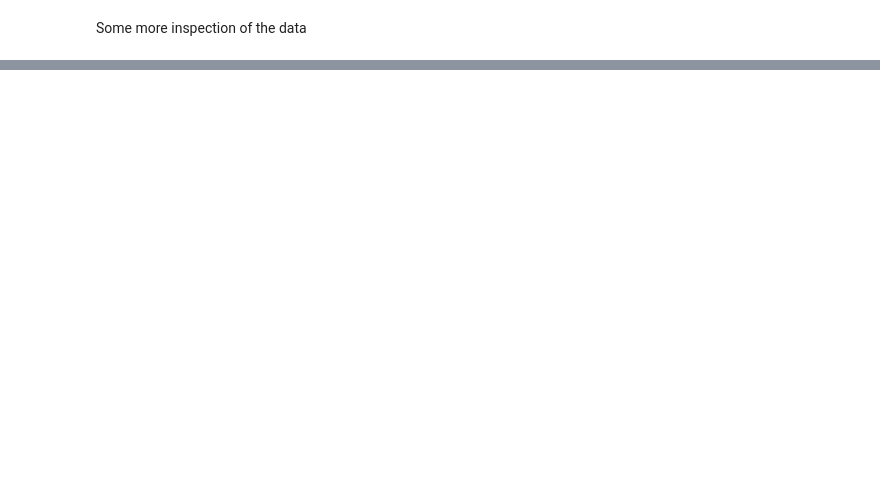
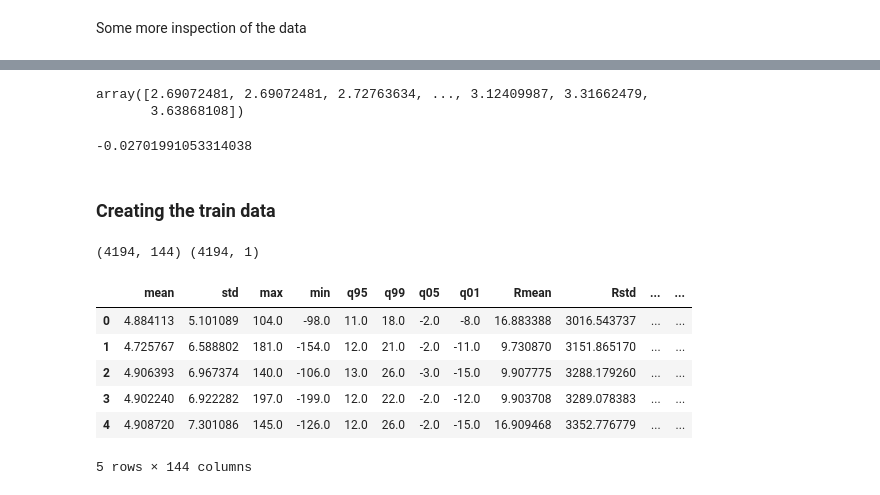
Before and after one commit to benjamin-assel/Deep-learning, a Jupyter notebook: LANL Earthquake Prediction/Earthquake chalenge.ipynb, the cells around one changed output, grey strips where cells are left out. Cells and saved outputs as stored; diff of their text form; code cells hidden in the pictures; blank space fills up the shorter version.

```diff
--- a/LANL Earthquake Prediction/Earthquake chalenge.ipynb
+++ b/LANL Earthquake Prediction/Earthquake chalenge.ipynb
@@ -231,0 +231,6 @@ The ttf jump (down) is a priori pretty meaningless here.
+# %%
+m = len(train)
+n_seg_init = int(m/150000)
+k=1
+n_seg = k*n_seg_init
+print(n_seg_init, "\nk =", k)
@@ -231,0 +240,3 @@ The ttf jump (down) is a priori pretty meaningless here.
+# %%
+train_X = pd.DataFrame(index=range(n_seg), dtype=np.float64)
+train_y = pd.DataFrame(index=range(n_seg), dtype=np.float64, columns=['time_to_failure'])
@@ -231,0 +435,12 @@ The ttf jump (down) is a priori pretty meaningless here.
+# %%
+np.std(rolling_window(Ben_ad, window=10), axis=1)
+# %% [output]
+array([2.69072481, 2.69072481, 2.72763634, ..., 3.12409987, 3.31662479,
+       3.63868108])
+# %%
+np.mean(np.divide(np.diff(Ben_ad[:50000]), Ben_ad[:50000][:-1], where= Ben_ad[:50000][:-1] != 0))
+np.mean(np.divide(np.diff(Ben_ad[-50000:]), Ben_ad[-50000:][:-1], out = np.zeros(50000-1), where= Ben_ad[-50000:][:-1] != 0))
+# %% [output]
+-0.02701991053314038
+# %% [markdown]
+### Creating the train data
@@ -231,0 +454,14 @@ The ttf jump (down) is a priori pretty meaningless here.
+# %%
+print(train_X.shape, train_y.shape)
+# %% [output]
+(4194, 144) (4194, 1)
+# %%
+train_X.head()
+# %% [output]
+|  | mean | std | max | min | q95 | q99 | q05 | q01 | Rmean | Rstd | ... | ... |
+| 0 | 4.884113 | 5.101089 | 104.0 | -98.0 | 11.0 | 18.0 | -2.0 | -8.0 | 16.883388 | 3016.543737 | ... | ... |
+| 1 | 4.725767 | 6.588802 | 181.0 | -154.0 | 12.0 | 21.0 | -2.0 | -11.0 | 9.730870 | 3151.865170 | ... | ... |
+| 2 | 4.906393 | 6.967374 | 140.0 | -106.0 | 13.0 | 26.0 | -3.0 | -15.0 | 9.907775 | 3288.179260 | ... | ... |
+| 3 | 4.902240 | 6.922282 | 197.0 | -199.0 | 12.0 | 22.0 | -2.0 | -12.0 | 9.903708 | 3289.078383 | ... | ... |
+| 4 | 4.908720 | 7.301086 | 145.0 | -126.0 | 12.0 | 26.0 | -2.0 | -15.0 | 16.909468 | 3352.776779 | ... | ... |
+5 rows × 144 columns
```
Also changed, not shown: parts of 109 cells of this notebook.
